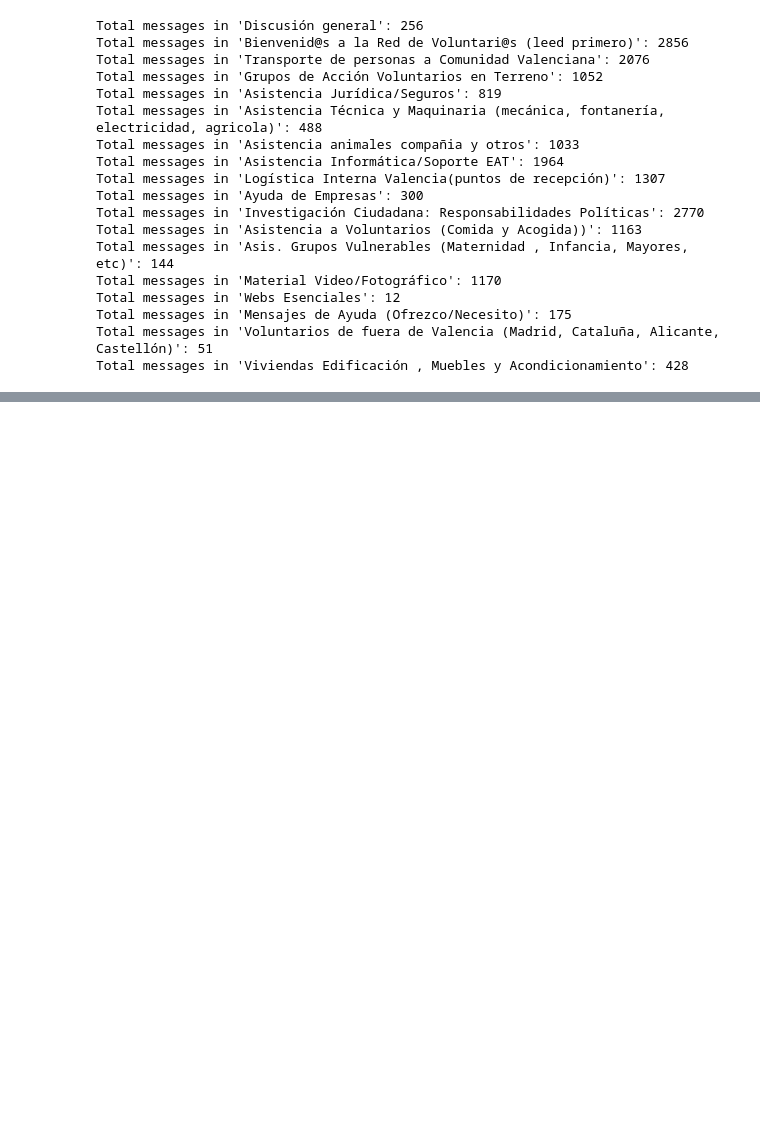
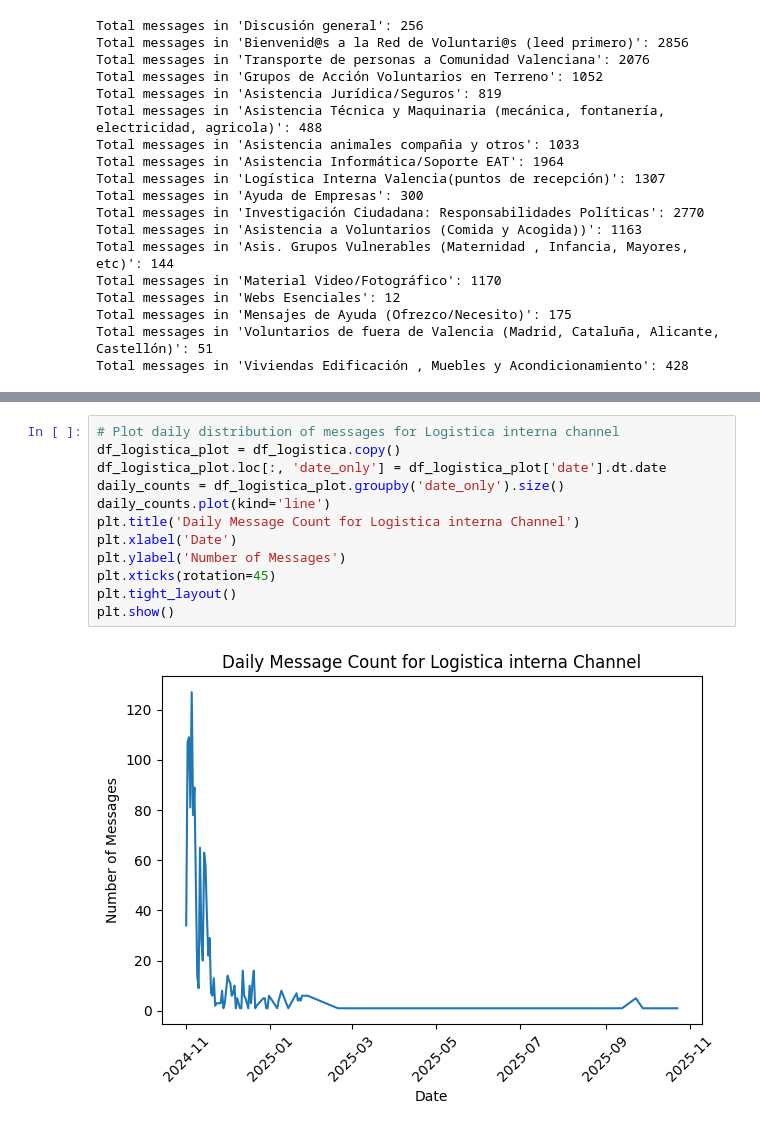
Before and after one commit to pablob2002/TFM, a Jupyter notebook: Temporal Distribution of messages/260214_temporal_dist_channel.ipynb, the cells around one changed output, grey strips where cells are left out. Saved outputs shown, nothing was run; the diff lists cells and outputs as text; blank space fills up the shorter version.

```diff
--- a/Temporal Distribution of messages/260214_temporal_dist_channel.ipynb
+++ b/Temporal Distribution of messages/260214_temporal_dist_channel.ipynb
@@ -127,0 +1059,14 @@ Total messages in 'Viviendas Edificación , Muebles y Acondicionamiento': 428
+# %%
+# Plot daily distribution of messages for Logistica interna channel
+df_logistica_plot = df_logistica.copy()
+df_logistica_plot.loc[:, 'date_only'] = df_logistica_plot['date'].dt.date
+daily_counts = df_logistica_plot.groupby('date_only').size()
+daily_counts.plot(kind='line')
+plt.title('Daily Message Count for Logistica interna Channel')
+plt.xlabel('Date')
+plt.ylabel('Number of Messages')
+plt.xticks(rotation=45)
+plt.tight_layout()
+plt.show()
+# %% [output]
+[figure, added]
```
Also changed, not shown: parts of 28 cells of this notebook.
